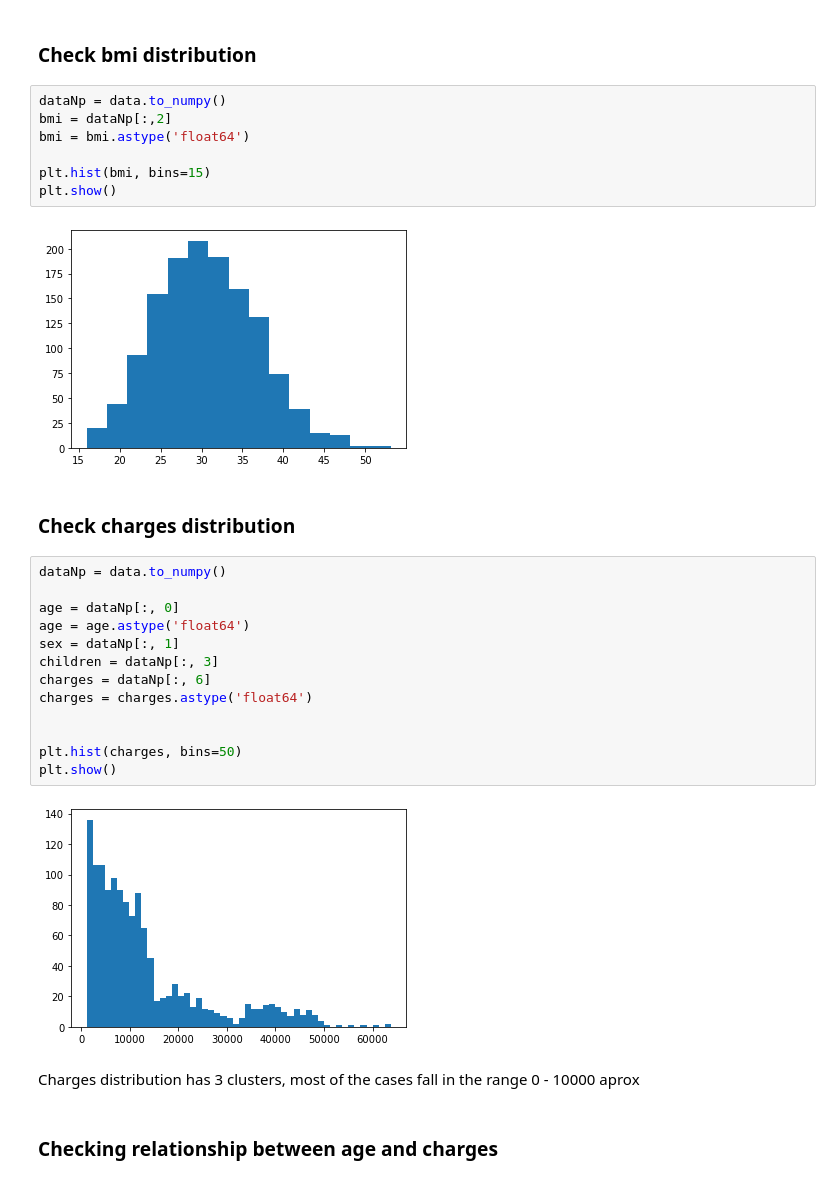
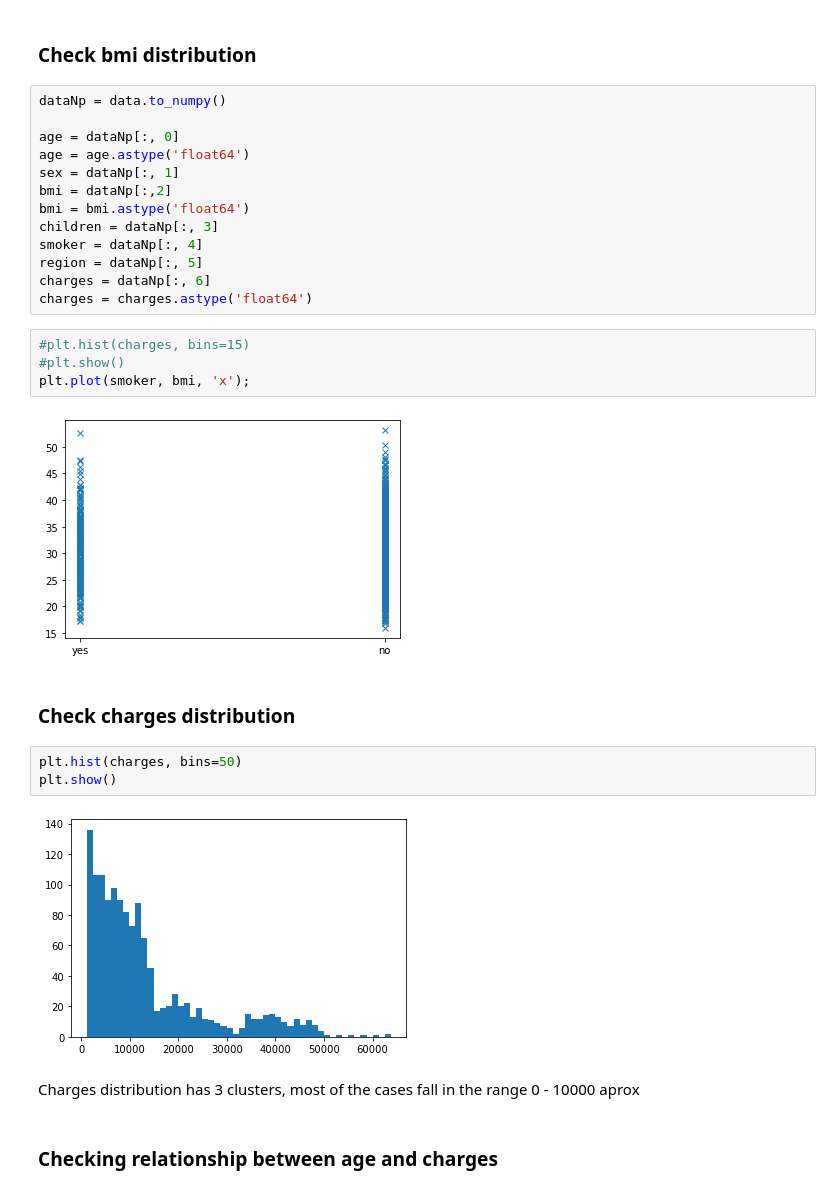
Before and after one commit to eon129/pytorch_tests, a Jupyter notebook: LinearExample.ipynb, the cells around one changed output. Cells and saved outputs as stored; diff of their text form.

Commit message:
Checking relation with charges and other variables

```diff
--- a/LinearExample.ipynb
+++ b/LinearExample.ipynb
@@ -20,34 +21,34 @@ data.head()
 | 4 | 32 | male | 28.880 | 0 | no | northwest | 3866.85520 |
 # %% [markdown]
 ### Check bmi distribution
-# %%
-dataNp = data.to_numpy()
-bmi = dataNp[:,2]
-bmi = bmi.astype('float64')
-
-plt.hist(bmi, bins=15)
-plt.show()
-# %% [output]
-[figure, removed]
+# %%
+dataNp = data.to_numpy()
+
+age = dataNp[:, 0]
+age = age.astype('float64')
+sex = dataNp[:, 1]
+bmi = dataNp[:,2]
+bmi = bmi.astype('float64')
+children = dataNp[:, 3]
+smoker = dataNp[:, 4]
+region = dataNp[:, 5]
+charges = dataNp[:, 6]
+charges = charges.astype('float64')
+# %%
+#plt.hist(charges, bins=15)
+#plt.show()
+plt.plot(smoker, bmi, 'x');
+# %% [output]
+[figure, added]
 # %% [markdown]
 ### Check charges distribution
 # %%
-dataNp = data.to_numpy()
-
-age = dataNp[:, 0]
-age = age.astype('float64')
-sex = dataNp[:, 1]
-children = dataNp[:, 3]
-charges = dataNp[:, 6]
-charges = charges.astype('float64')
-
-
 plt.hist(charges, bins=50)
 plt.show()
 # %% [output]
 [figure]
-# %% [markdown]
-Charges distribution has 3 clusters, most of the cases fall in the range 0 - 10000 aprox
+# %% [markdown]
+Charges distribution has 3 clusters, most of the cases fall in the range 0 - 10000 aprox
 # %% [markdown]
 ### Checking relationship between age and charges
 # %%
```
Also changed, not shown: parts of 42 cells of this notebook.
